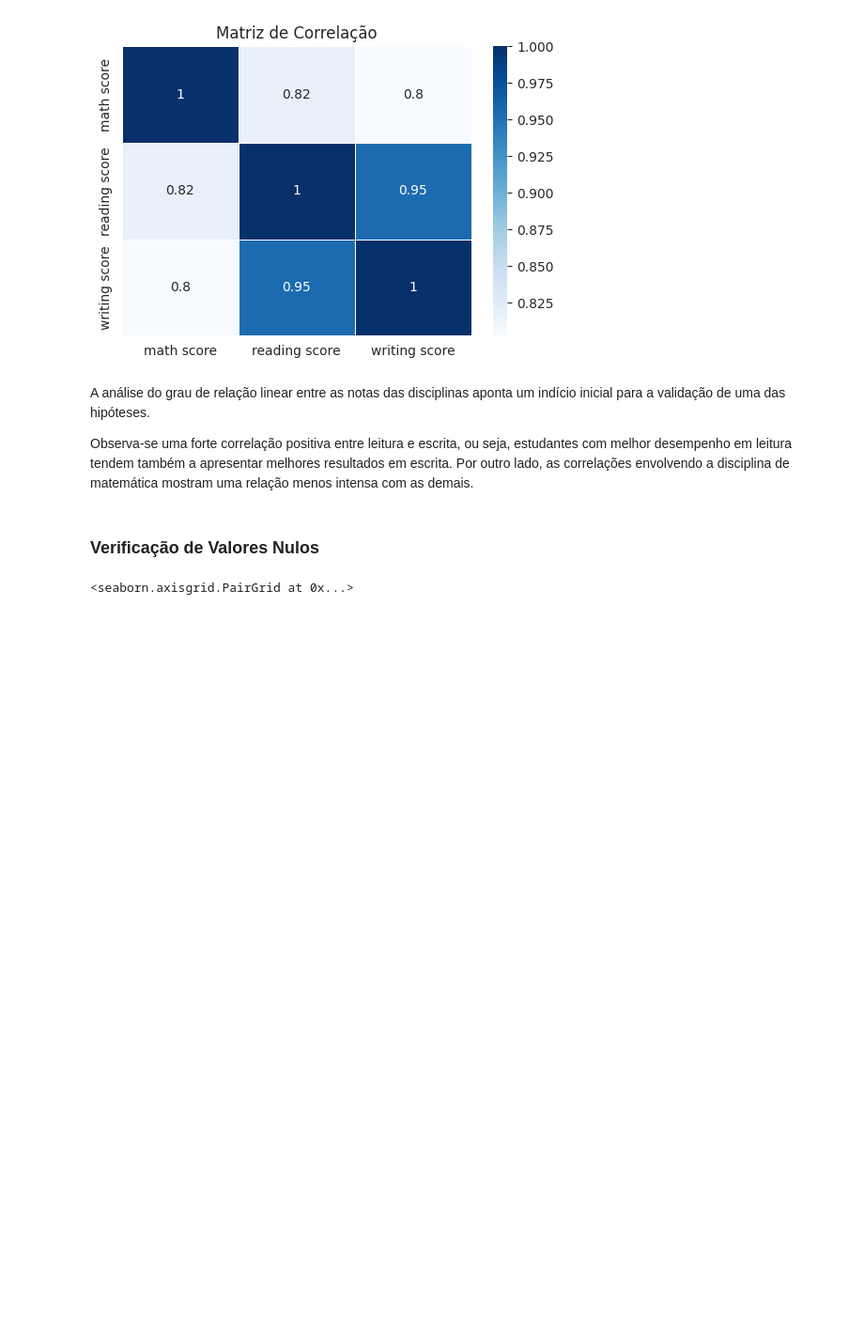
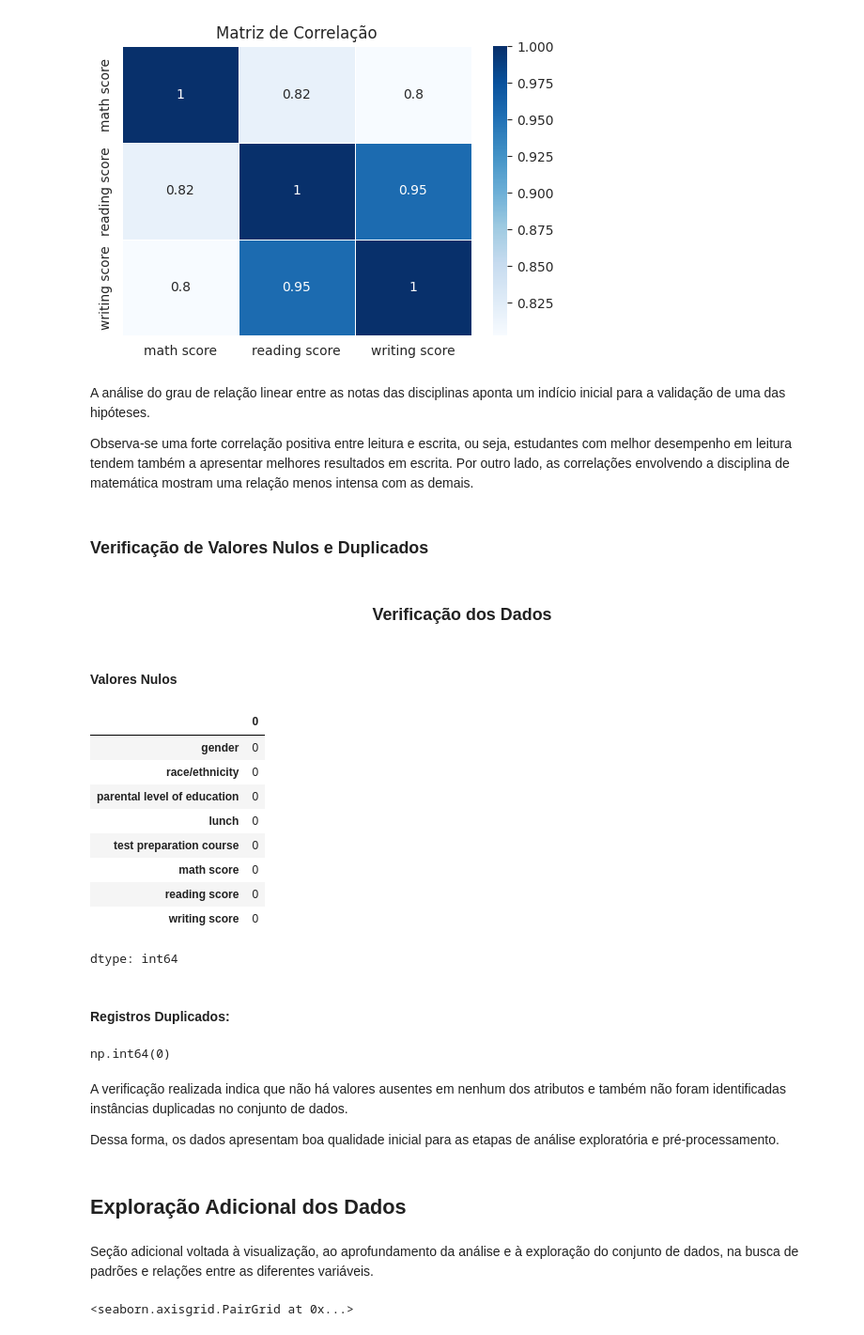
Before and after one commit to Vieiraligia/Data-Science-and-Analytics, a Jupyter notebook: MVP Analise de Dados e Boas Praticas/MVP_AnalisedeDadoseBoasPraticas.ipynb, the cells around one changed output. Shown at 94% size. Cells and saved outputs as stored; diff of their text form; code cells hidden in the pictures; blank space fills up the shorter version.

```diff
--- a/MVP Analise de Dados e Boas Praticas/MVP_AnalisedeDadoseBoasPraticas.ipynb
+++ b/MVP Analise de Dados e Boas Praticas/MVP_AnalisedeDadoseBoasPraticas.ipynb
@@ -311,10 +311,38 @@ A análise do grau de relação linear entre as notas das disciplinas aponta um
 
 Observa-se uma forte correlação positiva entre leitura e escrita, ou seja, estudantes com melhor desempenho em leitura tendem também a apresentar melhores resultados em escrita. Por outro lado, as correlações envolvendo a disciplina de matemática mostram uma relação menos intensa com as demais.
 # %% [markdown]
-### Verificação de Valores Nulos
+### Verificação de Valores Nulos e Duplicados
 # %%
-display(HTML("<h3 style='text-align:center;'>Consulta de valores nulos</h3>"))
-df.isna().sum()
+display(HTML("<h3 style='text-align:center;'>Verificação dos Dados</h3>"))
+
+display(HTML("<h4>Valores Nulos</h4>"))
+display(df.isna().sum())
+
+display(HTML("<h4>Registros Duplicados:</h4>"))
+display(df.duplicated().sum())
+# %% [output]
+Verificação dos Dados
+Valores Nulos
+|  | 0 |
+| gender | 0 |
+| race/ethnicity | 0 |
+| parental level of education | 0 |
+| lunch | 0 |
+| test preparation course | 0 |
+| math score | 0 |
+| reading score | 0 |
+| writing score | 0 |
+dtype: int64
+Registros Duplicados:
+np.int64(0)
+# %% [markdown]
+A verificação realizada indica que não há valores ausentes em nenhum dos atributos e também não foram identificadas instâncias duplicadas no conjunto de dados.
+
+Dessa forma, os dados apresentam boa qualidade inicial para as etapas de análise exploratória e pré-processamento.
+# %% [markdown]
+## Exploração Adicional dos Dados
+# %% [markdown]
+Seção adicional voltada à visualização, ao aprofundamento da análise e à exploração do conjunto de dados, na busca de padrões e relações entre as diferentes variáveis.
 # %%
 sns.pairplot(df[[
     "math score",
```
